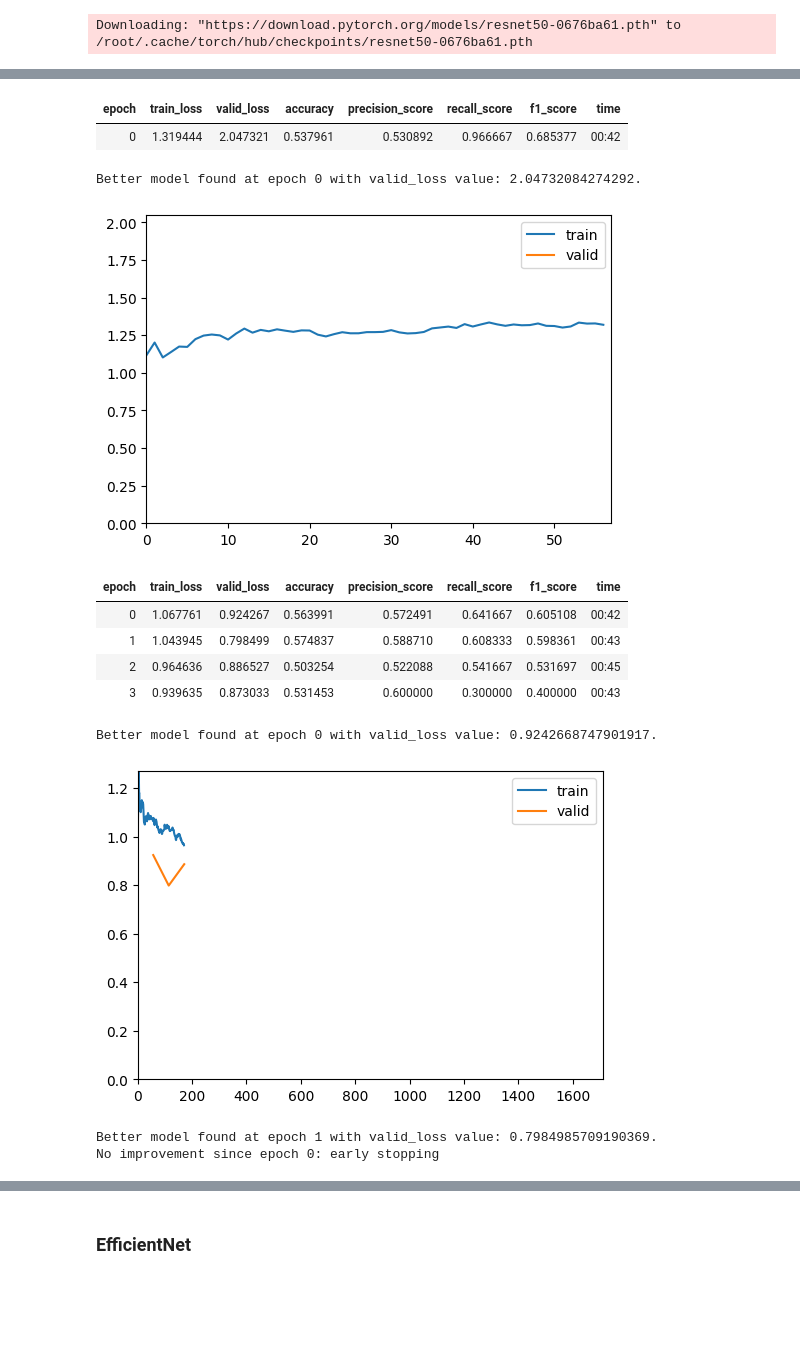
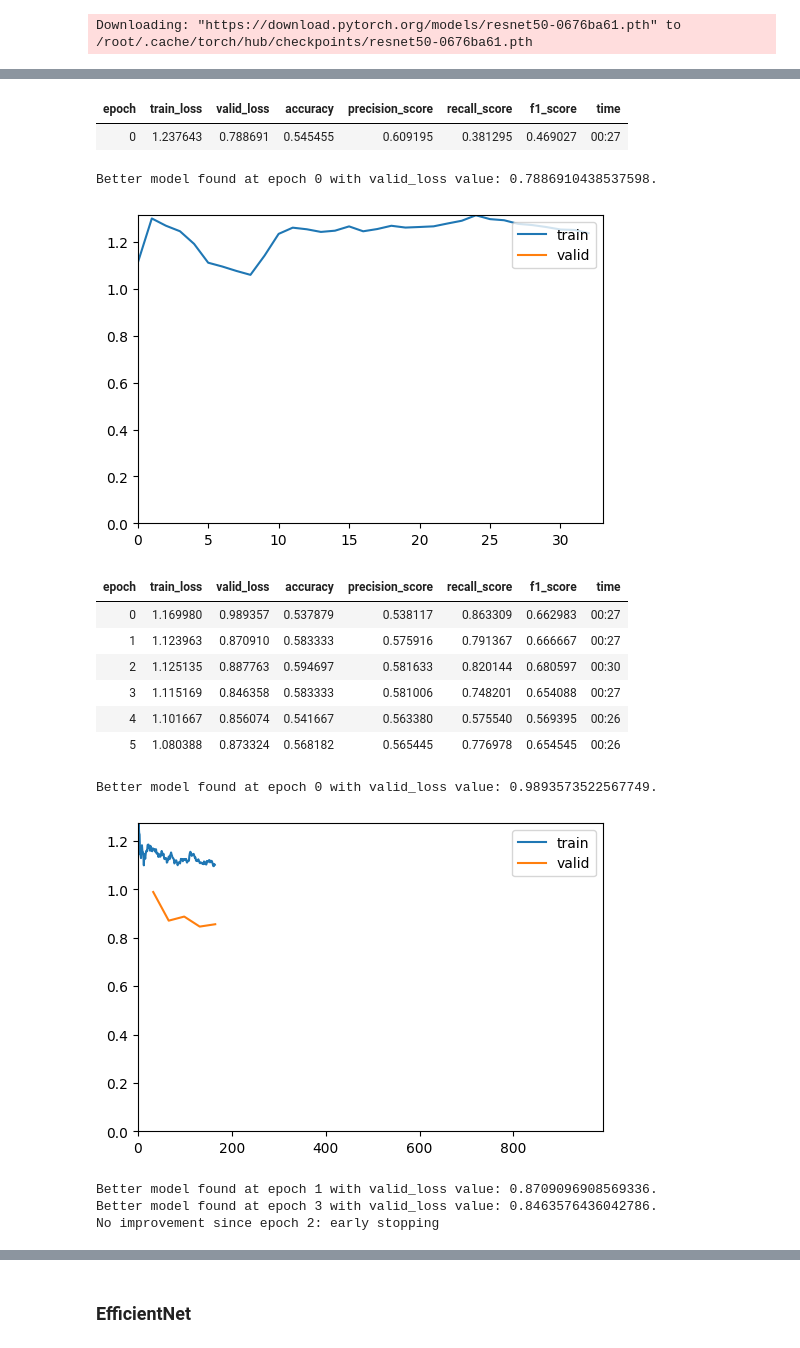
Before and after one commit to inigo99/CancerDetection, a Jupyter notebook: TFM.ipynb, the cells around one changed output, grey strips where cells are left out. Saved outputs shown, nothing was run; the diff lists cells and outputs as text; code cells hidden in the pictures; blank space fills up the shorter version.

```diff
--- a/TFM.ipynb
+++ b/TFM.ipynb
@@ -646,16 +652,19 @@ Downloading: "https://download.pytorch.org/models/resnet50-0676ba61.pth" to /roo
 # %%
-learn.fine_tune(30, base_lr=1e-3)
+learn.fine_tune(20, base_lr=1e-4)
 # %% [output]
 | epoch | train_loss | valid_loss | accuracy | precision_score | recall_score | f1_score | time |
-| 0 | 1.319444 | 2.047321 | 0.537961 | 0.530892 | 0.966667 | 0.685377 | 00:42 |
+| 0 | 1.237643 | 0.788691 | 0.545455 | 0.609195 | 0.381295 | 0.469027 | 00:27 |
-Better model found at epoch 0 with valid_loss value: 2.04732084274292.
+Better model found at epoch 0 with valid_loss value: 0.7886910438537598.
-[figure, old version]
+[figure, new version]
 | epoch | train_loss | valid_loss | accuracy | precision_score | recall_score | f1_score | time |
-| 0 | 1.067761 | 0.924267 | 0.563991 | 0.572491 | 0.641667 | 0.605108 | 00:42 |
-| 1 | 1.043945 | 0.798499 | 0.574837 | 0.588710 | 0.608333 | 0.598361 | 00:43 |
-| 2 | 0.964636 | 0.886527 | 0.503254 | 0.522088 | 0.541667 | 0.531697 | 00:45 |
-| 3 | 0.939635 | 0.873033 | 0.531453 | 0.600000 | 0.300000 | 0.400000 | 00:43 |
+| 0 | 1.169980 | 0.989357 | 0.537879 | 0.538117 | 0.863309 | 0.662983 | 00:27 |
+| 1 | 1.123963 | 0.870910 | 0.583333 | 0.575916 | 0.791367 | 0.666667 | 00:27 |
+| 2 | 1.125135 | 0.887763 | 0.594697 | 0.581633 | 0.820144 | 0.680597 | 00:30 |
+| 3 | 1.115169 | 0.846358 | 0.583333 | 0.581006 | 0.748201 | 0.654088 | 00:27 |
+| 4 | 1.101667 | 0.856074 | 0.541667 | 0.563380 | 0.575540 | 0.569395 | 00:26 |
+| 5 | 1.080388 | 0.873324 | 0.568182 | 0.565445 | 0.776978 | 0.654545 | 00:26 |
-Better model found at epoch 0 with valid_loss value: 0.9242668747901917.
+Better model found at epoch 0 with valid_loss value: 0.9893573522567749.
-[figure, old version]
+[figure, new version]
-Better model found at epoch 1 with valid_loss value: 0.7984985709190369.
-No improvement since epoch 0: early stopping
+Better model found at epoch 1 with valid_loss value: 0.8709096908569336.
+Better model found at epoch 3 with valid_loss value: 0.8463576436042786.
+No improvement since epoch 2: early stopping
```
Also changed, not shown: parts of 15 cells of this notebook.
